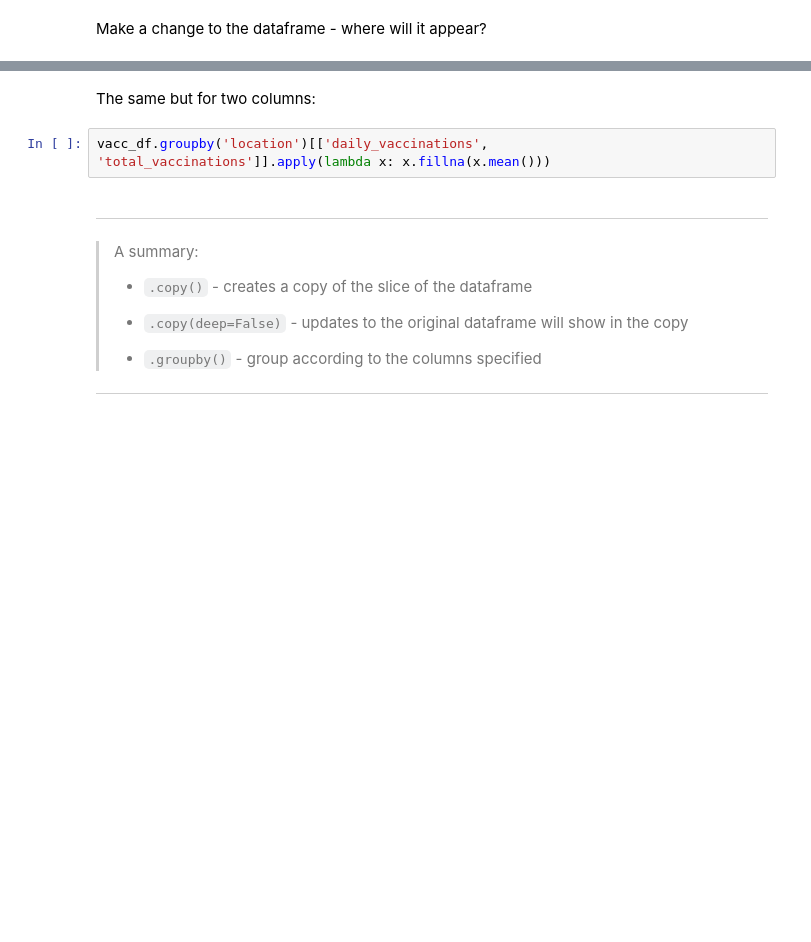
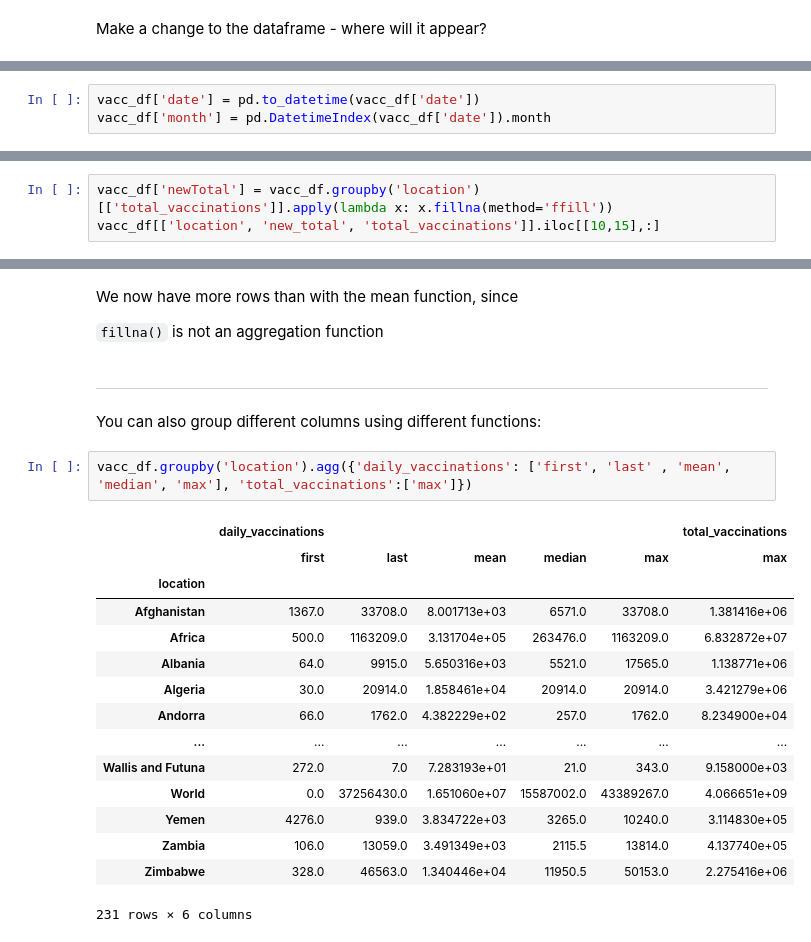
Before and after one commit to nlihin/data-analytics, a Jupyter notebook: unit3.ipynb, the cells around one changed output, grey strips where cells are left out. Cells and saved outputs as stored; diff of their text form; blank space fills up the shorter version.

```diff
--- a/unit3.ipynb
+++ b/unit3.ipynb
@@ -229,0 +537,3 @@ The same, but for two columns (though as we said, not much business logic for me
+# %%
+vacc_df['date'] = pd.to_datetime(vacc_df['date'])
+vacc_df['month'] = pd.DatetimeIndex(vacc_df['date']).month
@@ -237,0 +588,3 @@ vacc_df.groupby('location')[['daily_vaccinations', 'total_vaccinations']].apply(
+# %%
+vacc_df['newTotal'] = vacc_df.groupby('location')[['total_vaccinations']].apply(lambda x: x.fillna(method='ffill'))
+vacc_df[['location', 'new_total', 'total_vaccinations']].iloc[[10,15],:]
@@ -240,14 +618,25 @@ vacc_df.groupby('location')[['daily_vaccinations']].apply(lambda x: x.fillna(x.m
-# %% [markdown]
-The same but for two columns:
-# %%
-vacc_df.groupby('location')[['daily_vaccinations', 'total_vaccinations']].apply(lambda x: x.fillna(x.mean()))
-# %% [markdown]
----
->A summary:
->
->* `.copy()` - creates a copy of the slice of the dataframe
->
->* `.copy(deep=False)` - updates to the original dataframe will show in the copy
->
->* `.groupby()` - group according to the columns specified
----
+# %% [markdown]
+We now have more rows than with the mean function, since
+
+`fillna()` is not an aggregation function
+# %% [markdown]
+---
+You can also group different columns using different functions:
+# %%
+vacc_df.groupby('location').agg({'daily_vaccinations': ['first', 'last' , 'mean', 'median', 'max'], 'total_vaccinations':['max']})
+# %% [output]
+|  | daily_vaccinations |  |  |  |  | total_vaccinations |
+|  | first | last | mean | median | max | max |
+| location |  |  |  |  |  |  |
+| Afghanistan | 1367.0 | 33708.0 | 8.001713e+03 | 6571.0 | 33708.0 | 1.381416e+06 |
+| Africa | 500.0 | 1163209.0 | 3.131704e+05 | 263476.0 | 1163209.0 | 6.832872e+07 |
+| Albania | 64.0 | 9915.0 | 5.650316e+03 | 5521.0 | 17565.0 | 1.138771e+06 |
+| Algeria | 30.0 | 20914.0 | 1.858461e+04 | 20914.0 | 20914.0 | 3.421279e+06 |
+| Andorra | 66.0 | 1762.0 | 4.382229e+02 | 257.0 | 1762.0 | 8.234900e+04 |
+| ... | ... | ... | ... | ... | ... | ... |
+| Wallis and Futuna | 272.0 | 7.0 | 7.283193e+01 | 21.0 | 343.0 | 9.158000e+03 |
+| World | 0.0 | 37256430.0 | 1.651060e+07 | 15587002.0 | 43389267.0 | 4.066651e+09 |
+| Yemen | 4276.0 | 939.0 | 3.834722e+03 | 3265.0 | 10240.0 | 3.114830e+05 |
+| Zambia | 106.0 | 13059.0 | 3.491349e+03 | 2115.5 | 13814.0 | 4.137740e+05 |
+| Zimbabwe | 328.0 | 46563.0 | 1.340446e+04 | 11950.5 | 50153.0 | 2.275416e+06 |
+231 rows × 6 columns
```
Also changed, not shown: parts of 69 cells of this notebook.
